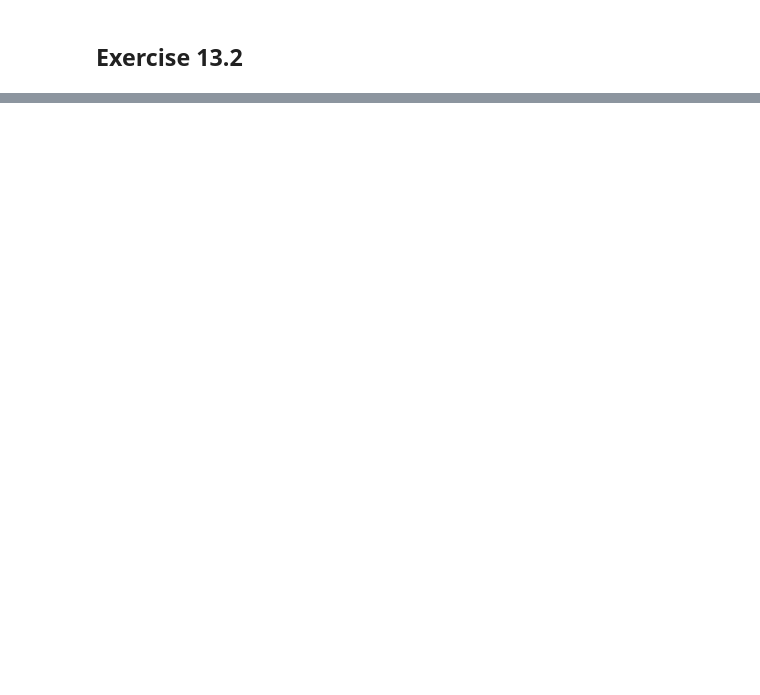
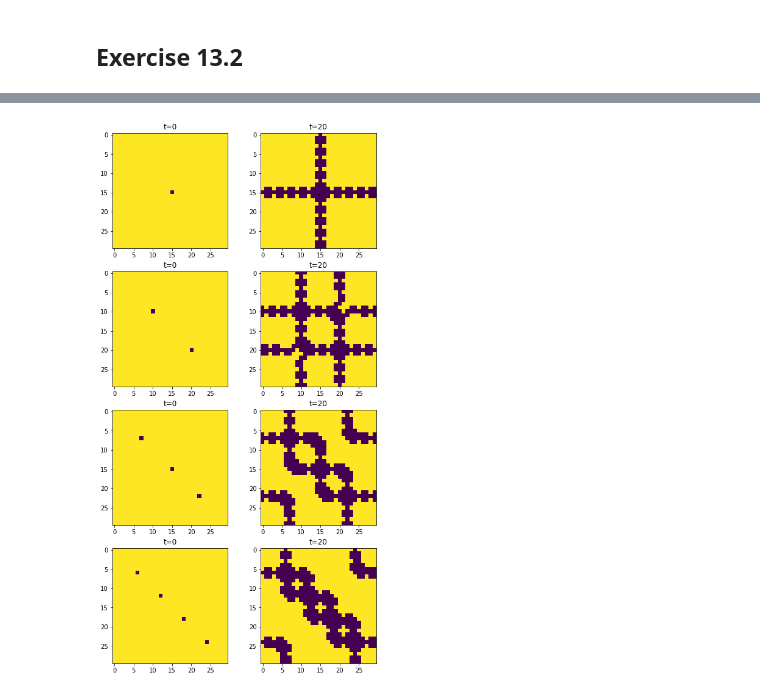
Before and after one commit to gasparyanartur/simulation-of-complex-systems-solutions, a Jupyter notebook: chapter-13/chapter-13.ipynb, the cells around one changed output, grey strips where cells are left out. Saved outputs shown, nothing was run; the diff lists cells and outputs as text; code cells hidden in the pictures; blank space fills up the shorter version.

```diff
--- a/chapter-13/chapter-13.ipynb
+++ b/chapter-13/chapter-13.ipynb
@@ -383,0 +316,42 @@ plt.imshow(history[-1])
+# %%
+N = 7
+L = 30
+T = 0
+P = 1
+S = 1.5
+R = 0.9
+mu = 0
+n_timesteps = 21
+stratss = [
+    create_strategy(
+        shape=(L, L),
+        default_value=N,
+        place_values = [(0, [L//2], [L//2])]
+    ),
+    create_strategy(
+        shape=(L, L),
+        default_value=N,
+        place_values = [(0, [L//3, 2*L//3], [L//3, 2*L//3])]
+    ),
+    create_strategy(
+        shape=(L, L),
+        default_value=N,
+        place_values = [(0, [L//4, 2*L//4, 3*L//4], [L//4, 2*L//4, 3*L//4])]
+    ),
+    create_strategy(
+        shape=(L, L),
+        default_value=N,
+        place_values = [(0, [L//5, 2*L//5, 3*L//5, 4*L//5], [L//5, 2*L//5, 3*L//5, 4*L//5])]
+    ),
+]
+
+fig, axes = plt.subplots(4, 2, figsize=(8, 16))
+for i, strats in enumerate(stratss):
+    history = run_sim(n_timesteps, strats, N, L, T, P, S, R, mu)
+    ax1, ax2 = axes[i]
+    ax1.imshow(history[0])
+    ax1.set_title("t=0")
+    ax2.imshow(history[-1])
+    ax2.set_title(f"t={n_timesteps-1}")
+# %% [output]
+[figure, added]
```
Also changed, not shown: parts of 15 cells of this notebook.
